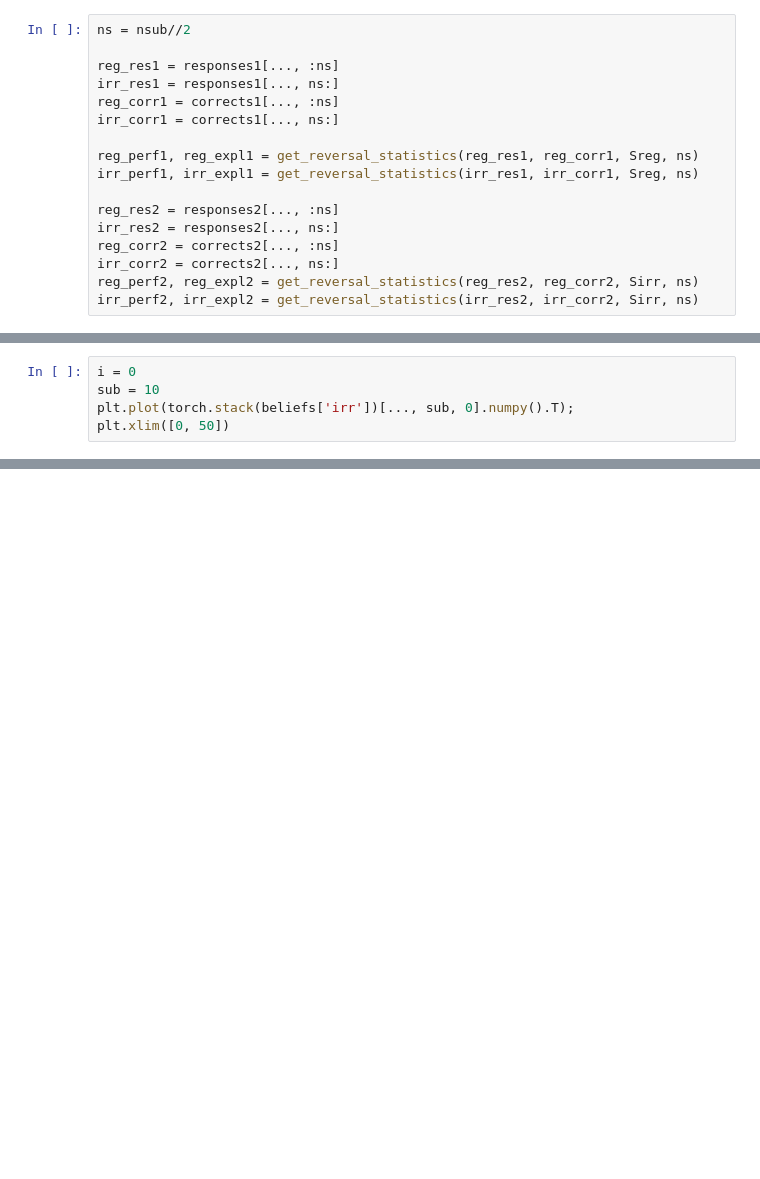
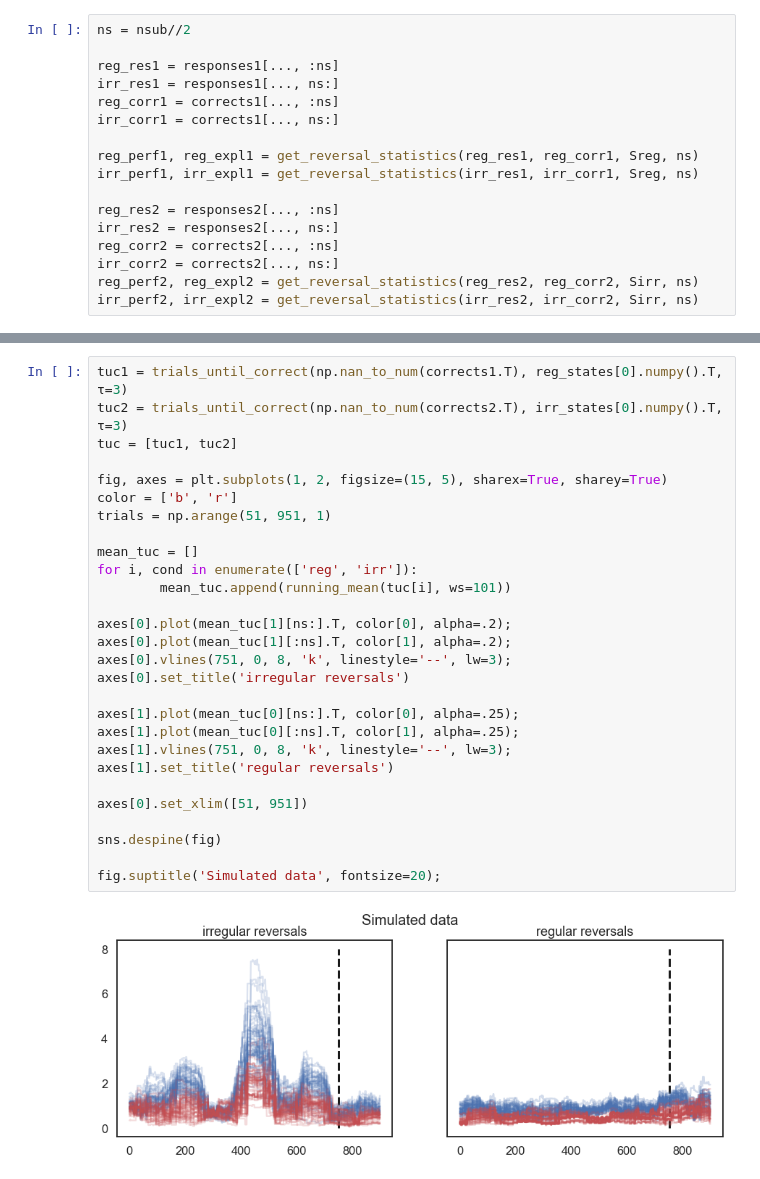
Before and after one commit to dimarkov/pybefit, a Jupyter notebook: examples/temp_rev_learn/analyse_behavioural_data.ipynb, the cells around one changed output, grey strips where cells are left out. Saved outputs shown, nothing was run; the diff lists cells and outputs as text; blank space fills up the shorter version.

```diff
--- a/examples/temp_rev_learn/analyse_behavioural_data.ipynb
+++ b/examples/temp_rev_learn/analyse_behavioural_data.ipynb
@@ -541,5 +318,0 @@ for s0 in [-2., -1., 0., 1., 2.]:
-# %%
-i = 0
-sub = 10
-plt.plot(torch.stack(beliefs['irr'])[..., sub, 0].numpy().T);
-plt.xlim([0, 50])
@@ -548,0 +354,30 @@ plt.xlim([0, 50])
+# %%
+tuc1 = trials_until_correct(np.nan_to_num(corrects1.T), reg_states[0].numpy().T, τ=3)
+tuc2 = trials_until_correct(np.nan_to_num(corrects2.T), irr_states[0].numpy().T, τ=3)
+tuc = [tuc1, tuc2]
+
+fig, axes = plt.subplots(1, 2, figsize=(15, 5), sharex=True, sharey=True)
+color = ['b', 'r']
+trials = np.arange(51, 951, 1)
+
+mean_tuc = []
+for i, cond in enumerate(['reg', 'irr']):
+        mean_tuc.append(running_mean(tuc[i], ws=101))
+
+axes[0].plot(mean_tuc[1][ns:].T, color[0], alpha=.2);
+axes[0].plot(mean_tuc[1][:ns].T, color[1], alpha=.2);
+axes[0].vlines(751, 0, 8, 'k', linestyle='--', lw=3);
+axes[0].set_title('irregular reversals')
+
+axes[1].plot(mean_tuc[0][ns:].T, color[0], alpha=.25);
+axes[1].plot(mean_tuc[0][:ns].T, color[1], alpha=.25);
+axes[1].vlines(751, 0, 8, 'k', linestyle='--', lw=3);
+axes[1].set_title('regular reversals')
+
+axes[0].set_xlim([51, 951])
+
+sns.despine(fig)
+
+fig.suptitle('Simulated data', fontsize=20);
+# %% [output]
+[figure, added]
```
Also changed, not shown: parts of 24 cells of this notebook.
